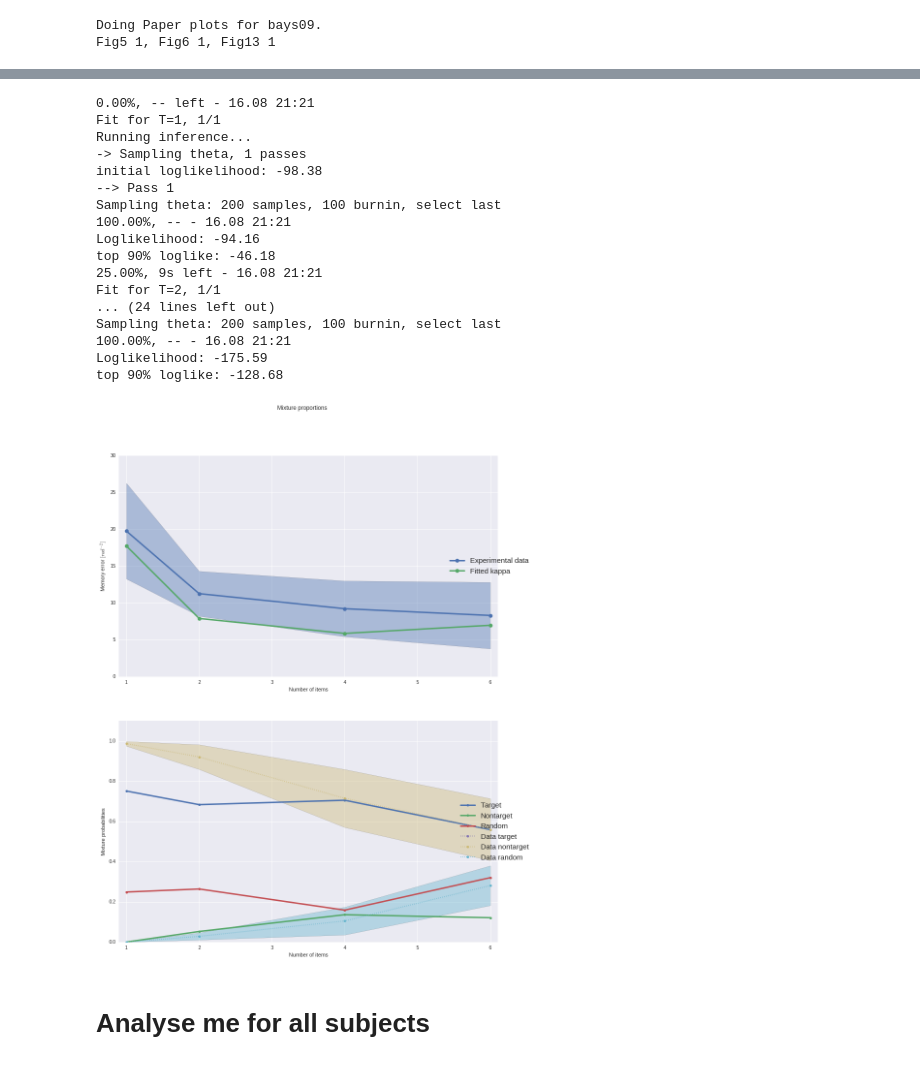
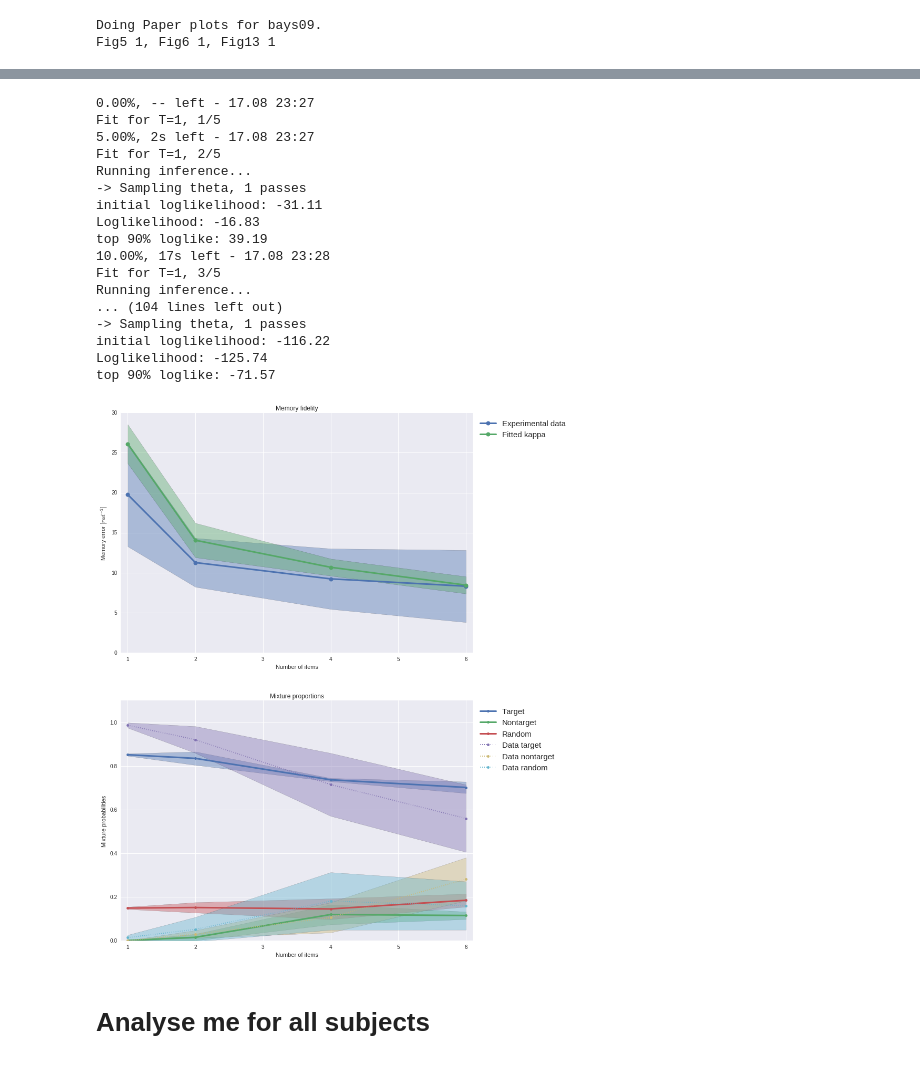
Before and after one commit to Azhag/Bayesian-visual-working-memory, a Jupyter notebook: Experiments/fitexperiment_subject_cmaes_08_2016/notebook_fitexperimentallt_sigmabase_cmaes_3try_090816.ipynb, the cells around one changed output, grey strips where cells are left out. Cells and saved outputs as stored; diff of their text form; code cells hidden in the pictures.

```diff
--- a/Experiments/fitexperiment_subject_cmaes_08_2016/notebook_fitexperimentallt_sigmabase_cmaes_3try_090816.ipynb
+++ b/Experiments/fitexperiment_subject_cmaes_08_2016/notebook_fitexperimentallt_sigmabase_cmaes_3try_090816.ipynb
@@ -206,23 +228,23 @@ mu: 0.340, kappa: 0.067
 # %%
-axesFig6Fig13 = plots_fit_exp.plots_memmixtcurves_fig6fig13()
+axesFig6Fig13 = plots_fit_exp.plots_memmixtcurves_fig6fig13(num_repetitions=5, use_cache=False)
 # %% [output]
-0.00%, -- left - 16.08 21:21
-Fit for T=1, 1/1
+0.00%, -- left - 17.08 23:27
+Fit for T=1, 1/5
+5.00%, 2s left - 17.08 23:27
+Fit for T=1, 2/5
 Running inference...
 -> Sampling theta, 1 passes
-initial loglikelihood: -98.38
---> Pass 1
-Sampling theta: 200 samples, 100 burnin, select last
-100.00%, -- - 16.08 21:21
-Loglikelihood: -94.16
-top 90% loglike: -46.18
-25.00%, 9s left - 16.08 21:21
-Fit for T=2, 1/1
-... (24 lines left out)
-Sampling theta: 200 samples, 100 burnin, select last
-100.00%, -- - 16.08 21:21
-Loglikelihood: -175.59
-top 90% loglike: -128.68
+initial loglikelihood: -31.11
+Loglikelihood: -16.83
+top 90% loglike: 39.19
+10.00%, 17s left - 17.08 23:28
+Fit for T=1, 3/5
+Running inference...
+... (104 lines left out)
+-> Sampling theta, 1 passes
+initial loglikelihood: -116.22
+Loglikelihood: -125.74
+top 90% loglike: -71.57
-[figure, old version]
+[figure, new version]
 # %% [markdown]
 # Analyse me for all subjects
```
Also changed, not shown: parts of 10 cells of this notebook, 1 other file.
